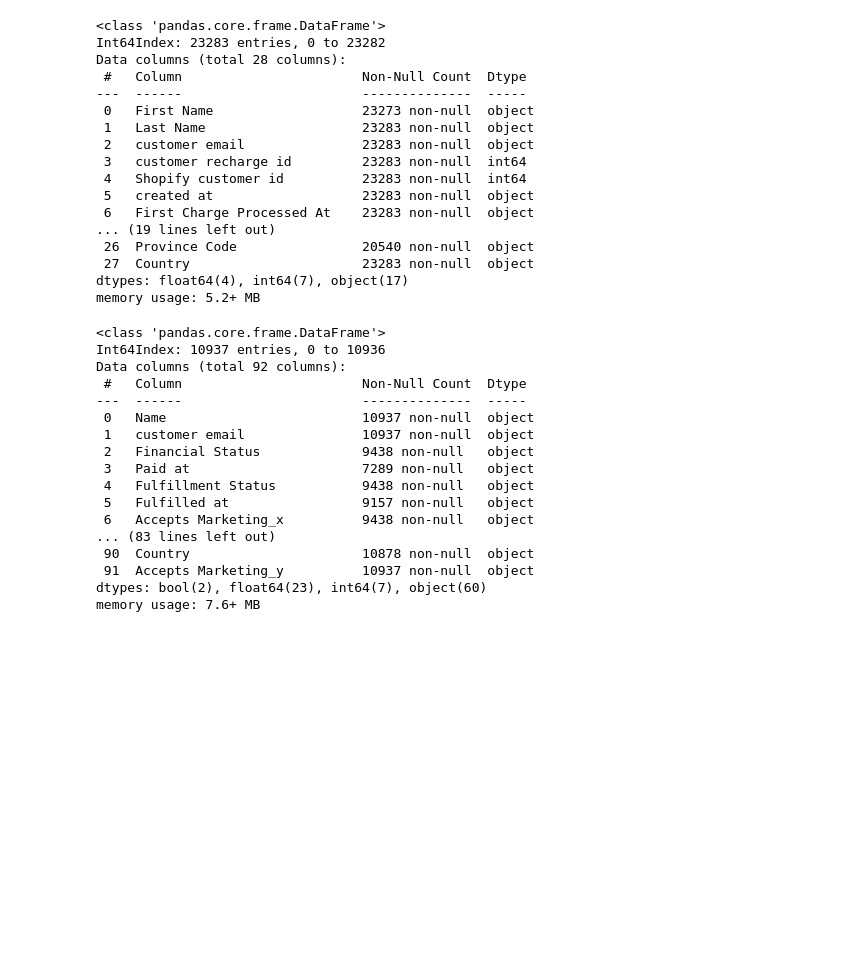
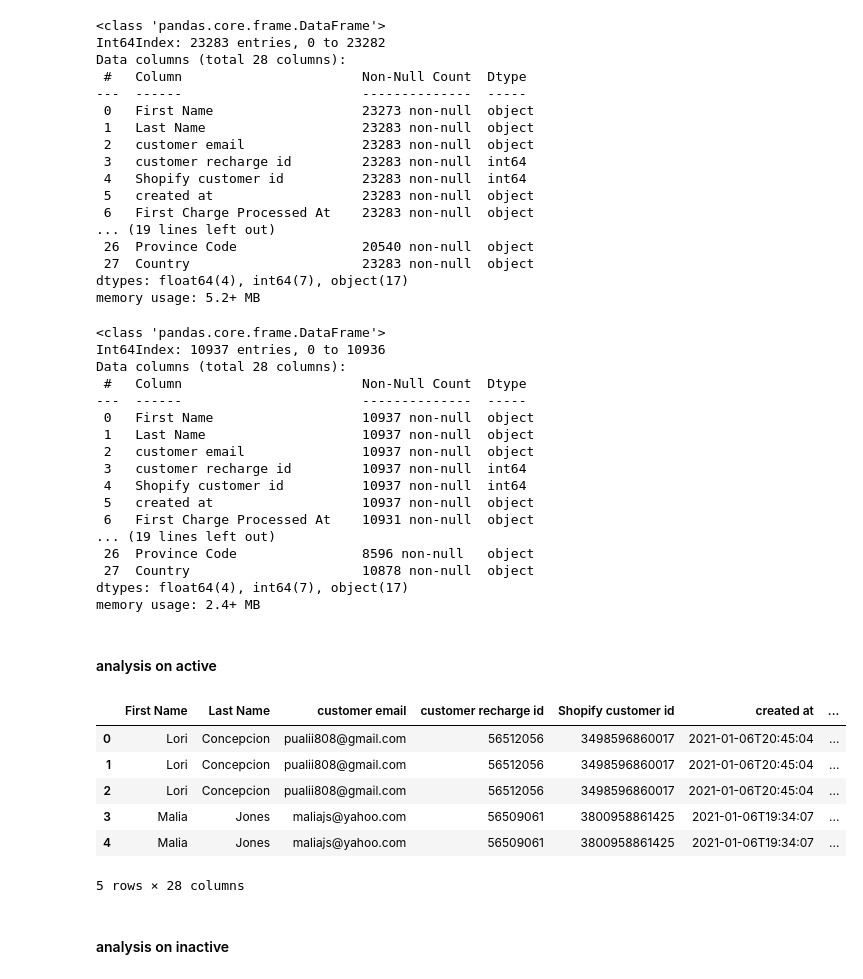
Before and after one commit to KrSuma/DaebakAnalysis, a Jupyter notebook: SubscriptionAnalysis.ipynb, the cells around one changed output. Cells and saved outputs as stored; diff of their text form; code cells hidden in the pictures; blank space fills up the shorter version.

```diff
--- a/SubscriptionAnalysis.ipynb
+++ b/SubscriptionAnalysis.ipynb
@@ -297,22 +297,35 @@ memory usage: 5.2+ MB
 # %%
 # for all orders inactive
 all_orders_inactive = all_orders.merge(merged_df_inactive, on='customer email', how='inner')
+all_orders_inactive = all_orders_inactive[columns]
 all_orders_inactive.info()
 # %% [output]
 <class 'pandas.core.frame.DataFrame'>
 Int64Index: 10937 entries, 0 to 10936
-Data columns (total 92 columns):
+Data columns (total 28 columns):
  #   Column                       Non-Null Count  Dtype
 ---  ------                       --------------  -----
- 0   Name                         10937 non-null  object
- 1   customer email               10937 non-null  object
- 2   Financial Status             9438 non-null   object
- 3   Paid at                      7289 non-null   object
- 4   Fulfillment Status           9438 non-null   object
- 5   Fulfilled at                 9157 non-null   object
- 6   Accepts Marketing_x          9438 non-null   object
-... (83 lines left out)
- 90  Country                      10878 non-null  object
- 91  Accepts Marketing_y          10937 non-null  object
-dtypes: bool(2), float64(23), int64(7), object(60)
-memory usage: 7.6+ MB
+ 0   First Name                   10937 non-null  object
+ 1   Last Name                    10937 non-null  object
+ 2   customer email               10937 non-null  object
+ 3   customer recharge id         10937 non-null  int64
+ 4   Shopify customer id          10937 non-null  int64
+ 5   created at                   10937 non-null  object
+ 6   First Charge Processed At    10931 non-null  object
+... (19 lines left out)
+ 26  Province Code                8596 non-null   object
+ 27  Country                      10878 non-null  object
+dtypes: float64(4), int64(7), object(17)
+memory usage: 2.4+ MB
+# %% [markdown]
+#### analysis on active
+# %%
+all_orders_active.head()
+# %% [output]
+|  | First Name | Last Name | customer email | customer recharge id | Shopify customer id | created at | ... |
+| 0 | Lori | Concepcion | pualii808@gmail.com | 56512056 | 3498596860017 | 2021-01-06T20:45:04 | ... |
+| 1 | Lori | Concepcion | pualii808@gmail.com | 56512056 | 3498596860017 | 2021-01-06T20:45:04 | ... |
+| 2 | Lori | Concepcion | pualii808@gmail.com | 56512056 | 3498596860017 | 2021-01-06T20:45:04 | ... |
+| 3 | Malia | Jones | maliajs@yahoo.com | 56509061 | 3800958861425 | 2021-01-06T19:34:07 | ... |
+| 4 | Malia | Jones | maliajs@yahoo.com | 56509061 | 3800958861425 | 2021-01-06T19:34:07 | ... |
+5 rows × 28 columns
@@ -318,0 +338,2 @@ memory usage: 7.6+ MB
+# %% [markdown]
+#### analysis on inactive
```
Also changed, not shown: parts of 2 cells of this notebook.
